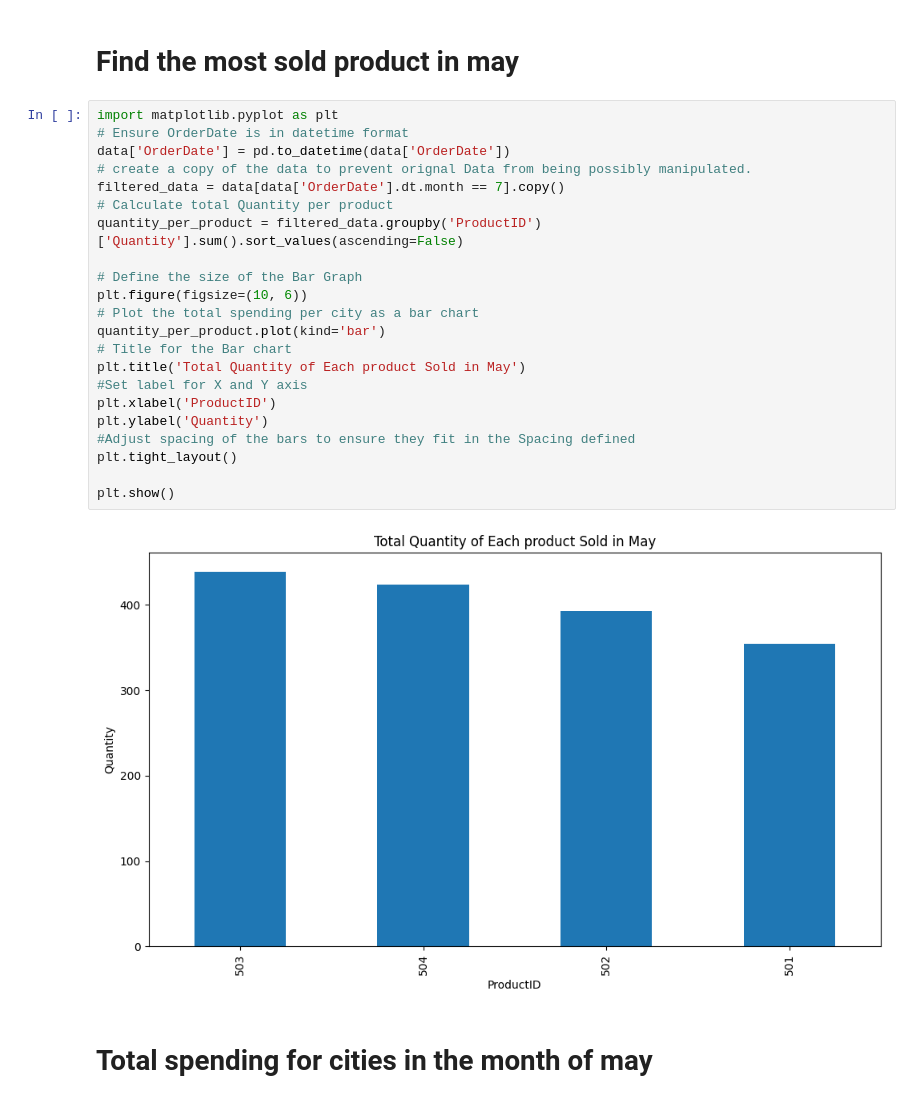
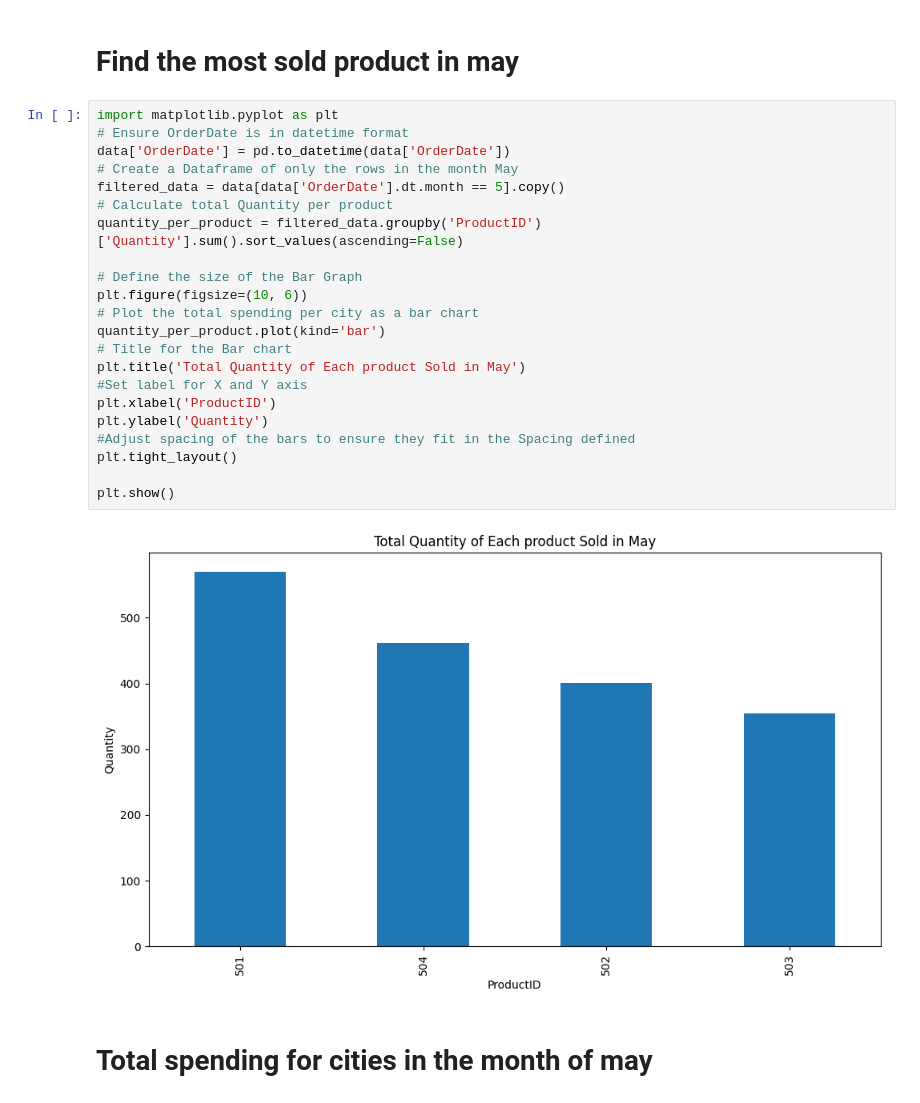
Before and after one commit to KyleJamesD/Basic_Data_Analysis, a Jupyter notebook: data_analysis_practice.ipynb, the cells around one changed output. Drawn from its saved outputs; the diff is of its cells as text.

```diff
--- a/data_analysis_practice.ipynb
+++ b/data_analysis_practice.ipynb
@@ -68,27 +68,27 @@ plt.show()
 # %%
 import matplotlib.pyplot as plt
 # Ensure OrderDate is in datetime format
 data['OrderDate'] = pd.to_datetime(data['OrderDate'])
-# create a copy of the data to prevent orignal Data from being possibly manipulated.
-filtered_data = data[data['OrderDate'].dt.month == 7].copy()
+# Create a Dataframe of only the rows in the month May
+filtered_data = data[data['OrderDate'].dt.month == 5].copy()
 # Calculate total Quantity per product
 quantity_per_product = filtered_data.groupby('ProductID')['Quantity'].sum().sort_values(ascending=False)
 
 # Define the size of the Bar Graph
 plt.figure(figsize=(10, 6))
 # Plot the total spending per city as a bar chart
 quantity_per_product.plot(kind='bar')
 # Title for the Bar chart
 plt.title('Total Quantity of Each product Sold in May')
 #Set label for X and Y axis
 plt.xlabel('ProductID')
 plt.ylabel('Quantity')
 #Adjust spacing of the bars to ensure they fit in the Spacing defined
 plt.tight_layout()
 
 plt.show()
 # %% [output]
-[figure, old version]
+[figure, new version]
 # %% [markdown]
 # Total spending for cities in the month of may
 # %%
```
Also changed, not shown: parts of 4 cells of this notebook.
